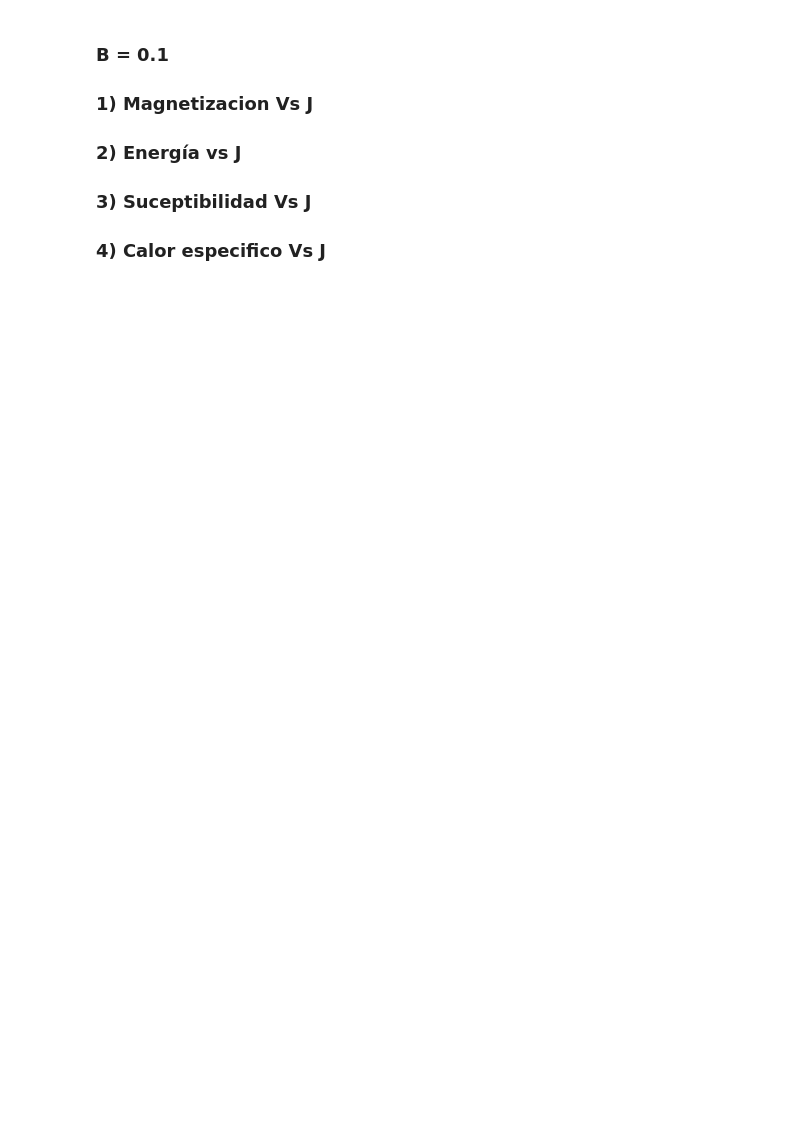
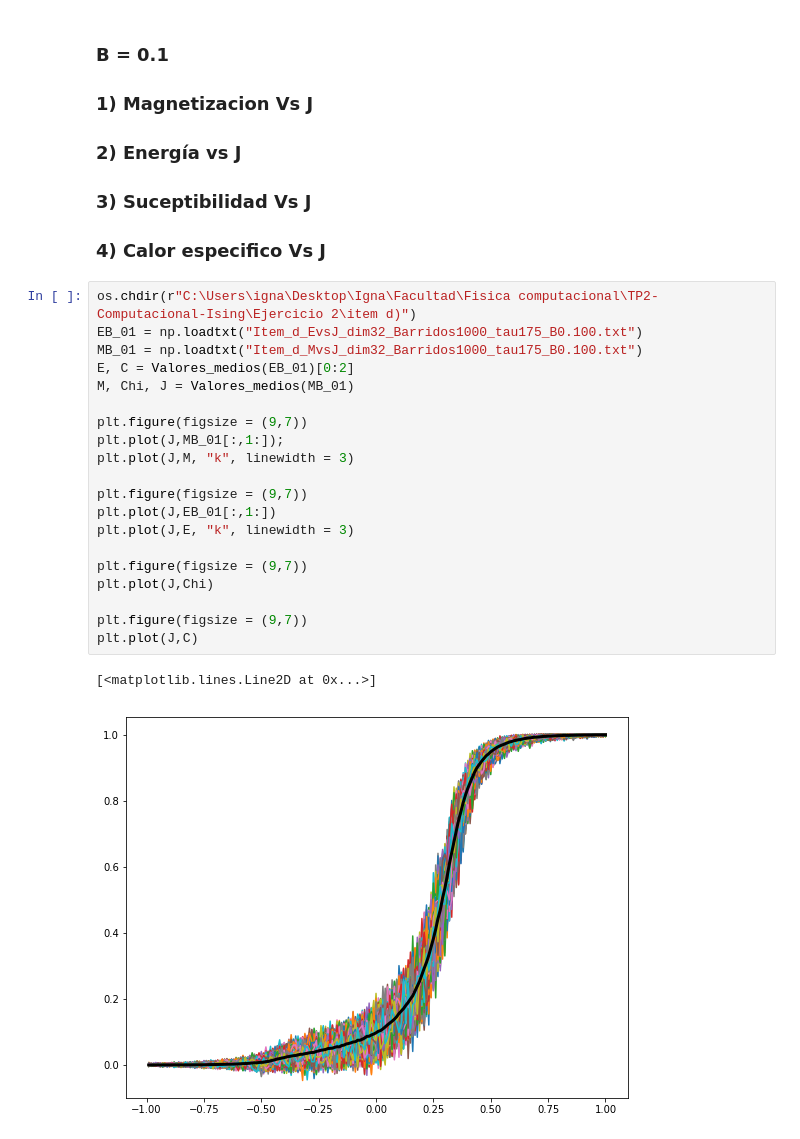
Before and after one commit to Igna11/TP2-Computacional-Ising, a Jupyter notebook: TP2 - Montecarlo - Ising 2D .ipynb, the cells around one changed output. Drawn from its saved outputs; the diff is of its cells as text; blank space fills up the shorter version.

```diff
--- a/TP2 - Montecarlo - Ising 2D .ipynb
+++ b/TP2 - Montecarlo - Ising 2D .ipynb
@@ -713,3 +755,26 @@ plt.plot(J,C)
 ### 2) Energía vs J
 ### 3) Suceptibilidad Vs J
 ### 4) Calor especifico Vs J
+# %%
+os.chdir(r"C:\Users\igna\Desktop\Igna\Facultad\Fisica computacional\TP2-Computacional-Ising\Ejercicio 2\item d)")
+EB_01 = np.loadtxt("Item_d_EvsJ_dim32_Barridos1000_tau175_B0.100.txt")
+MB_01 = np.loadtxt("Item_d_MvsJ_dim32_Barridos1000_tau175_B0.100.txt")
+E, C = Valores_medios(EB_01)[0:2]
+M, Chi, J = Valores_medios(MB_01)
+
+plt.figure(figsize = (9,7))
+plt.plot(J,MB_01[:,1:]);
+plt.plot(J,M, "k", linewidth = 3)
+
+plt.figure(figsize = (9,7))
+plt.plot(J,EB_01[:,1:])
+plt.plot(J,E, "k", linewidth = 3)
+
+plt.figure(figsize = (9,7))
+plt.plot(J,Chi)
+
+plt.figure(figsize = (9,7))
+plt.plot(J,C)
+# %% [output]
+[<matplotlib.lines.Line2D at 0x...>]
+[figure, added]
```
Also changed, not shown: parts of 20 cells of this notebook, 10 other files.
